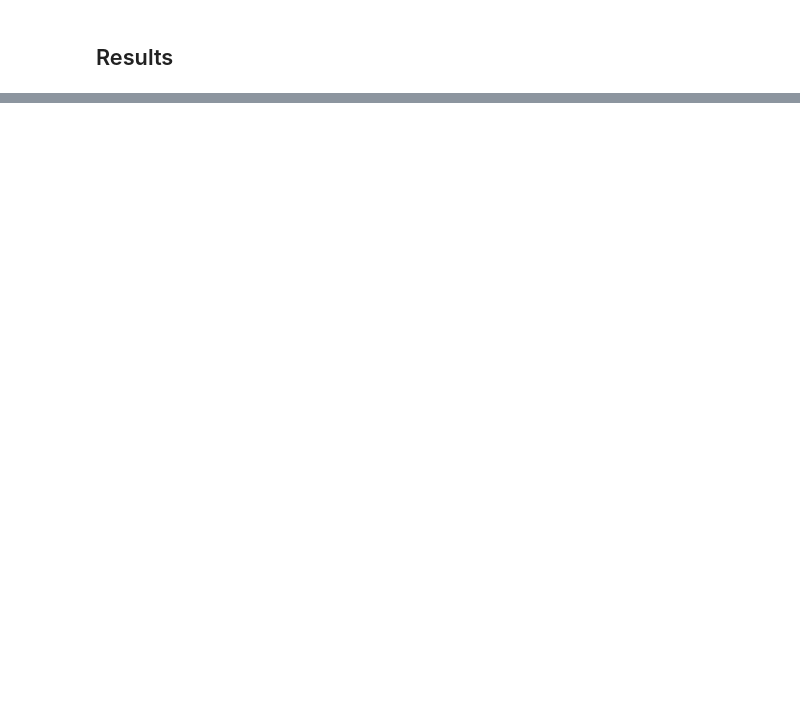
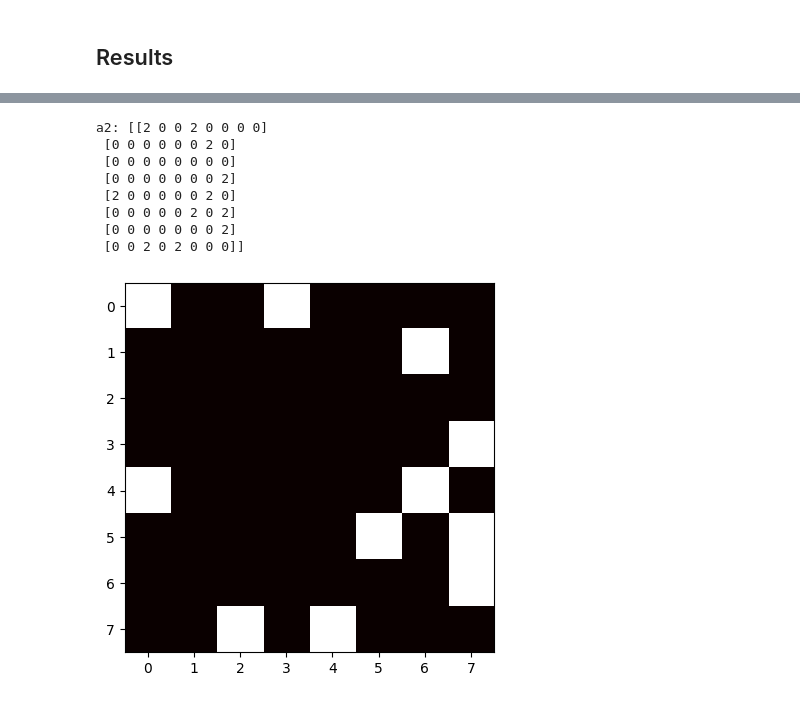
Before and after one commit to apowers313/roc, a Jupyter notebook: experiments/2024.07.23-10.38.05-cupy-learning/2024.07.23-10.38.05-cupy-learning.ipynb, the cells around one changed output, grey strips where cells are left out. Saved outputs shown, nothing was run; the diff lists cells and outputs as text; code cells hidden in the pictures; blank space fills up the shorter version.

```diff
--- a/experiments/2024.07.23-10.38.05-cupy-learning/2024.07.23-10.38.05-cupy-learning.ipynb
+++ b/experiments/2024.07.23-10.38.05-cupy-learning/2024.07.23-10.38.05-cupy-learning.ipynb
@@ -305,0 +429,17 @@ plt.show()
+# %%
+# create an array of just the "2" values (yellow values in the heatmap above)
+a2 = np.copy(a)
+a2[a2 != 2] = 0
+print("a2:", a2)
+plt.imshow(a2, cmap='hot', interpolation='nearest')
+plt.show()
+# %% [output]
+a2: [[2 0 0 2 0 0 0 0]
+ [0 0 0 0 0 0 2 0]
+ [0 0 0 0 0 0 0 0]
+ [0 0 0 0 0 0 0 2]
+ [2 0 0 0 0 0 2 0]
+ [0 0 0 0 0 2 0 2]
+ [0 0 0 0 0 0 0 2]
+ [0 0 2 0 2 0 0 0]]
+[figure, added]
```
Also changed, not shown: parts of 26 cells of this notebook.
